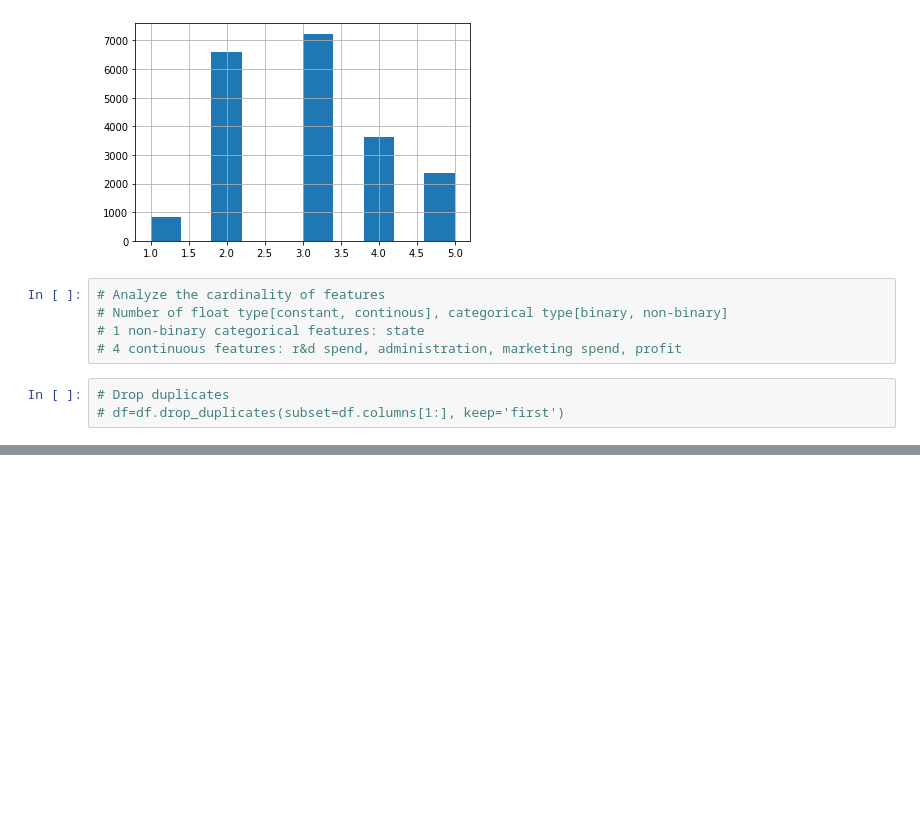
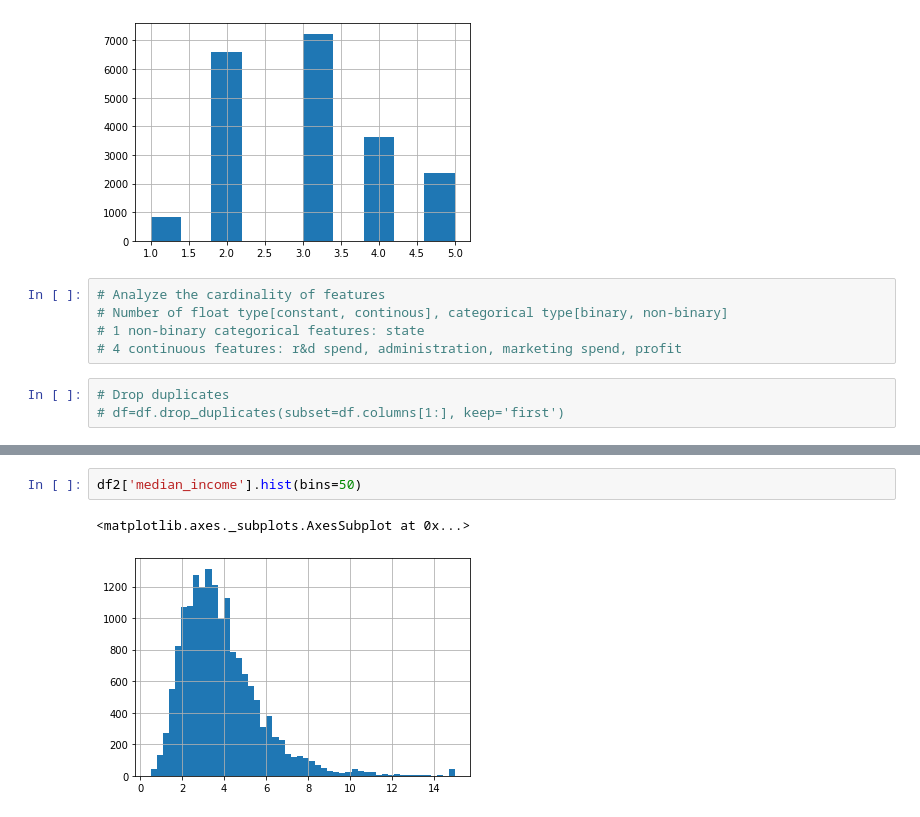
Before and after one commit to bdfd/-Project_02OP-House_Model_Price_Prediction, a Jupyter notebook: House_Model_Price_Prediction.ipynb, the cells around one changed output, grey strips where cells are left out. Cells and saved outputs as stored; diff of their text form; blank space fills up the shorter version.

```diff
--- a/House_Model_Price_Prediction.ipynb
+++ b/House_Model_Price_Prediction.ipynb
@@ -215,0 +301,5 @@ print("训练集上的平均精准度：%0.2f（+/-%0.2f）" % (score1.mean(),sc
+# %%
+df2['median_income'].hist(bins=50)
+# %% [output]
+<matplotlib.axes._subplots.AxesSubplot at 0x...>
+[figure, added]
```
Also changed, not shown: parts of 76 cells of this notebook.
